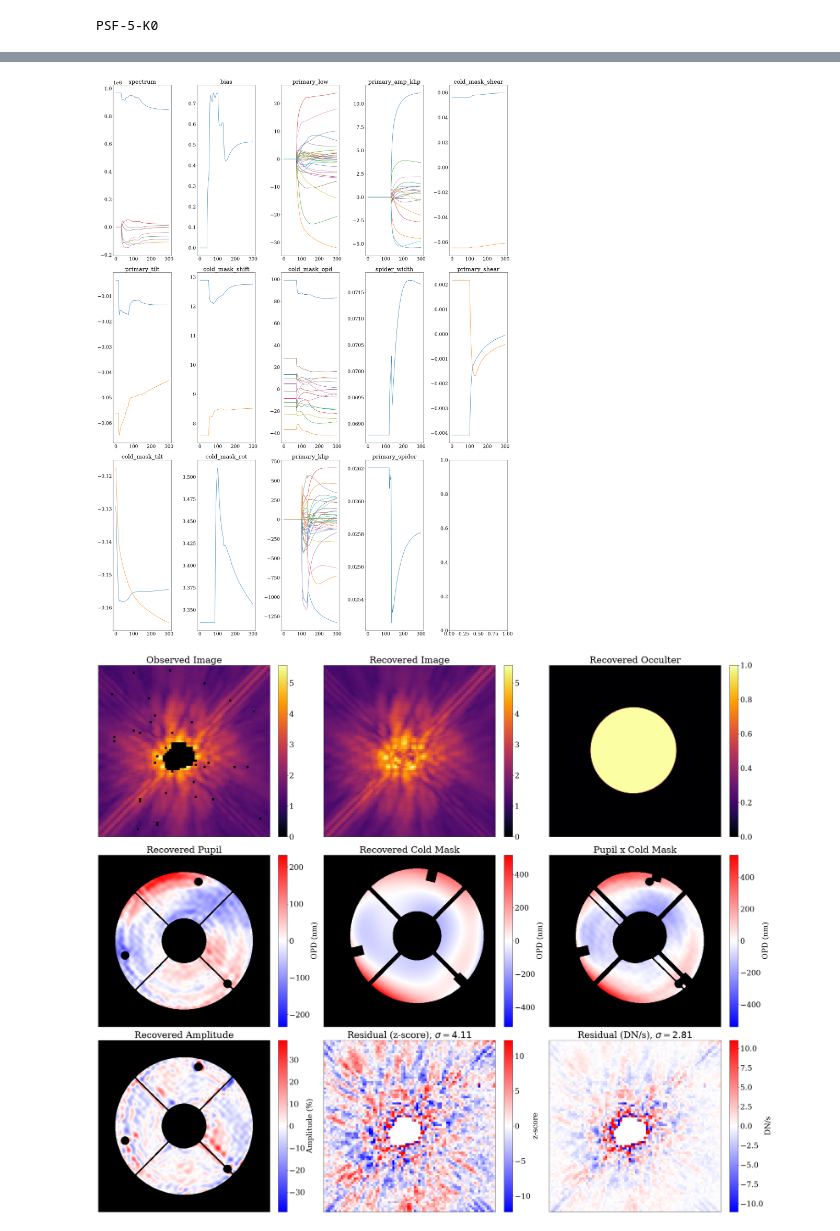
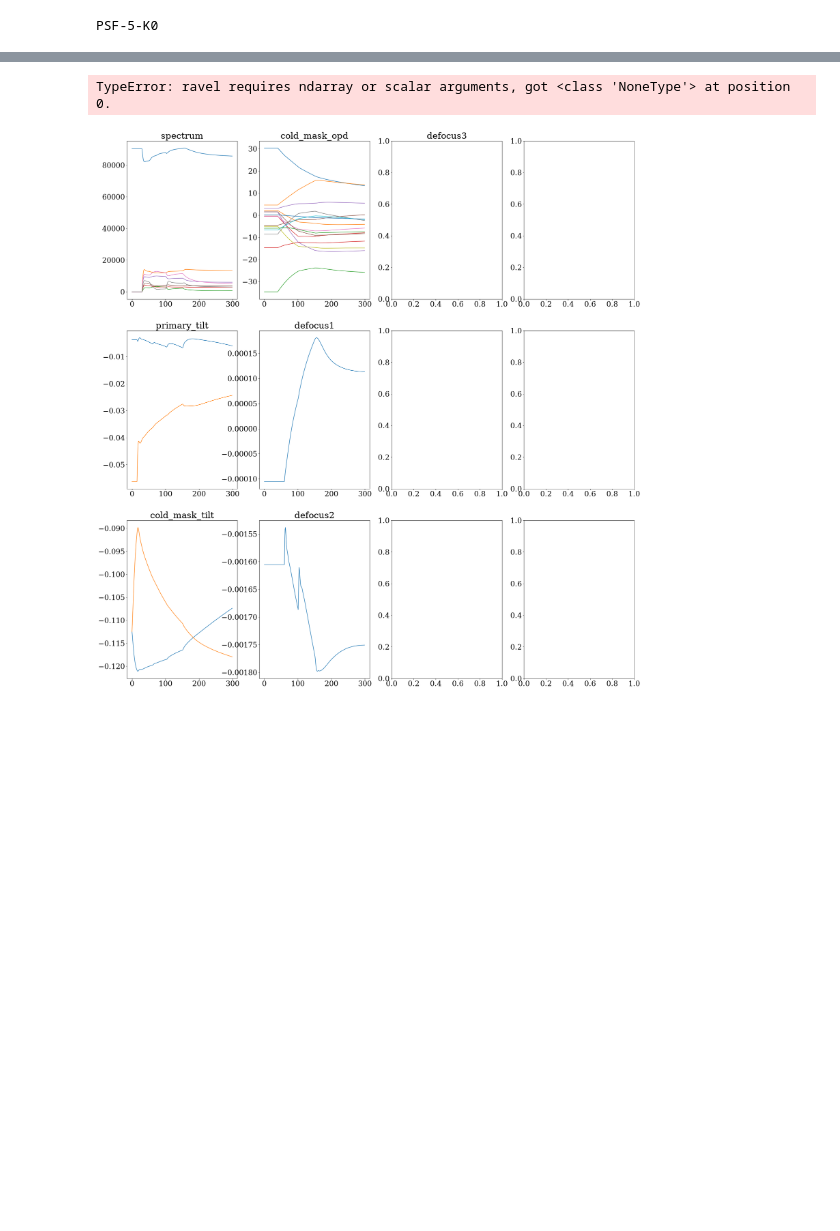
Before and after one commit to h-greer/hubble, a Jupyter notebook: notebooks/turboklip.ipynb, the cells around one changed output, grey strips where cells are left out. Drawn from its saved outputs; the diff is of its cells as text; code cells hidden in the pictures; blank space fills up the shorter version.

```diff
--- a/notebooks/turboklip.ipynb
+++ b/notebooks/turboklip.ipynb
@@ -177,10 +117,26 @@ things_start = {
+# %%
+g = 5e-2
+things_start = {
+    "spectrum": sgd(g*3, 30.),
+    "primary_tilt": sgd(g*5, 15.),
+    "cold_mask_tilt": sgd(g*1, 0),
+    "cold_mask_opd": sgd(g*0.1, 40),
+    "defocus1": sgd(g*1, 60),
+    "defocus2": sgd(g*10, 60),
+    # "defocus3": sgd(g*1, 60),
+    "bias": sgd(g*3, 50),
+    "cold_mask_shift": sgd(g*0.3, 70),
+    "primary_low": sgd(g*2., 150),
+    "primary_wpca": sgd(g*5, 100),
+    # global optical state fixed at the calibrator medians; free some (e.g. occulter_radius) if the fit needs it
+}
 # %%
 orig_params = params.params
 opt_params = set_array({k:orig_params[k] for k in orig_params if k in things_start})
 # %%
 losses, params_history = optimise_new(
     opt_params, model_single, exposures_single, things_start, 300,
-    precond_method="gn_probe", precond_kwargs=dict(n_probes=32))
+    precond_method="gn_probe", precond_kwargs=dict(n_probes=32, chunk=4, per_block=True))
 # %%
 plt.plot(losses[:])
 # %% [output]
@@ -210,10 +163,10 @@ list(things_start.keys())
 # %%
 # plot_params(params_history, , xw = 3)
 plot_params(params_history, list(things_start.keys()), xw = 3)
-plot_comparison_detailed(model_single, ModelParams(params_history[-1]), exposures_single, quadrature=False, wf_size=512, percentile=99, klip=True)
+plot_comparison_detailed(model_single, ModelParams(params_history[-1]), exposures_single, quadrature=False, wf_size=512, percentile=99)
 # %% [output]
+TypeError: ravel requires ndarray or scalar arguments, got <class 'NoneType'> at position 0.
-[figure, old version]
+[figure, new version]
-[figure, removed]
 # %%
 params.params
 # %% [output]
```
Also changed, not shown: parts of 9 cells of this notebook, 17 other files.
